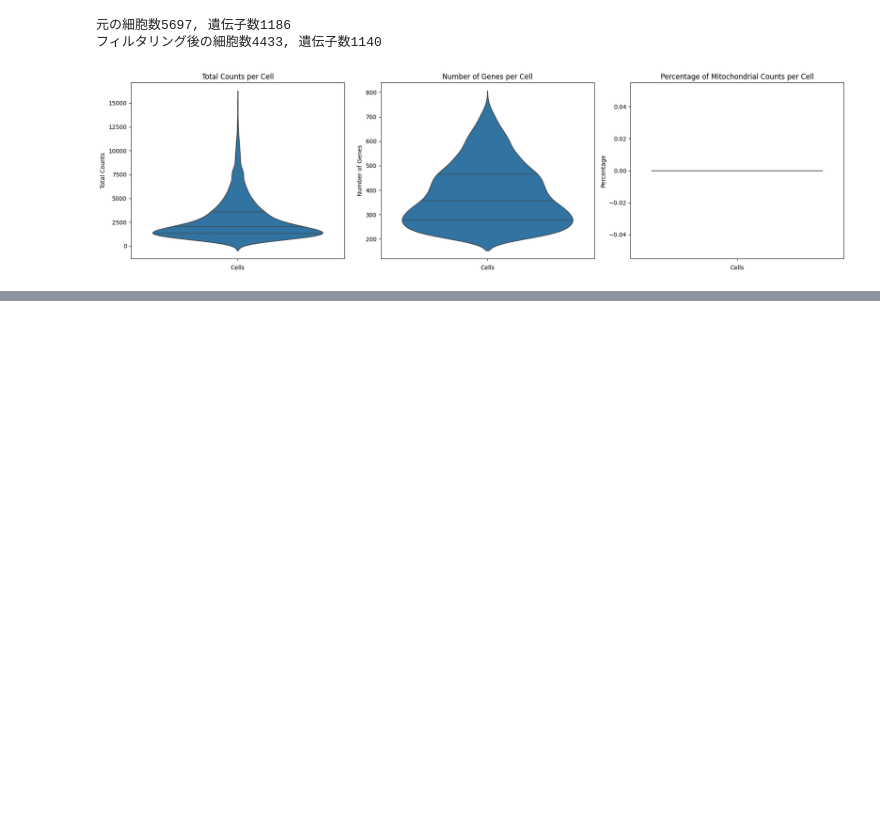
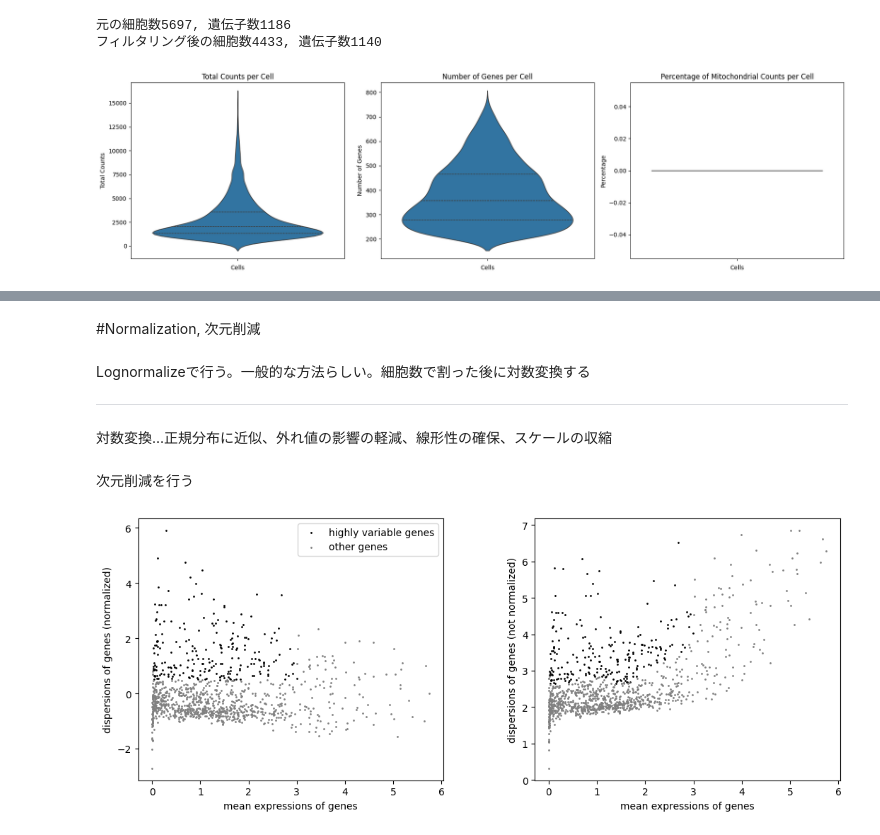
Before and after one commit to jamagiwa/Kaggle, a Jupyter notebook: GBM_scRNAseq.ipynb, the cells around one changed output, grey strips where cells are left out. Drawn from its saved outputs; the diff is of its cells as text; code cells hidden in the pictures; blank space fills up the shorter version.

```diff
--- a/GBM_scRNAseq.ipynb
+++ b/GBM_scRNAseq.ipynb
@@ -176,0 +179,8 @@ Index(['gene_name'], dtype='object')
+# %% [markdown]
+#Normalization, 次元削減
+# %% [markdown]
+Lognormalizeで行う。一般的な方法らしい。細胞数で割った後に対数変換する
+
+---
+
+対数変換...正規分布に近似、外れ値の影響の軽減、線形性の確保、スケールの収縮
@@ -176,0 +195,9 @@ Index(['gene_name'], dtype='object')
+# %% [markdown]
+次元削減を行う
+# %%
+#σが大きい細胞を特定する
+#min_mian...平均発現量が0.0125を排除、ノイズの除去, max_mean...発現量が平均３以上を排除, min_disp 分散の最小値
+sc.pp.highly_variable_genes(adata_fil, min_mean=0.0125, max_mean=3.0, min_disp=0.5)
+sc.pl.highly_variable_genes(adata_fil)
+# %% [output]
+[figure, added]
```
Also changed, not shown: parts of 10 cells of this notebook.
